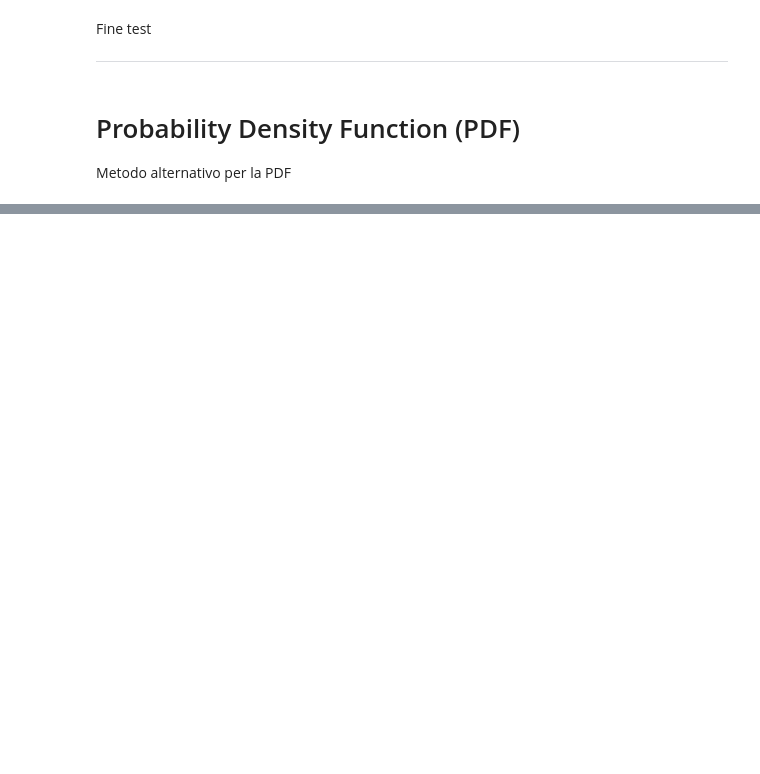
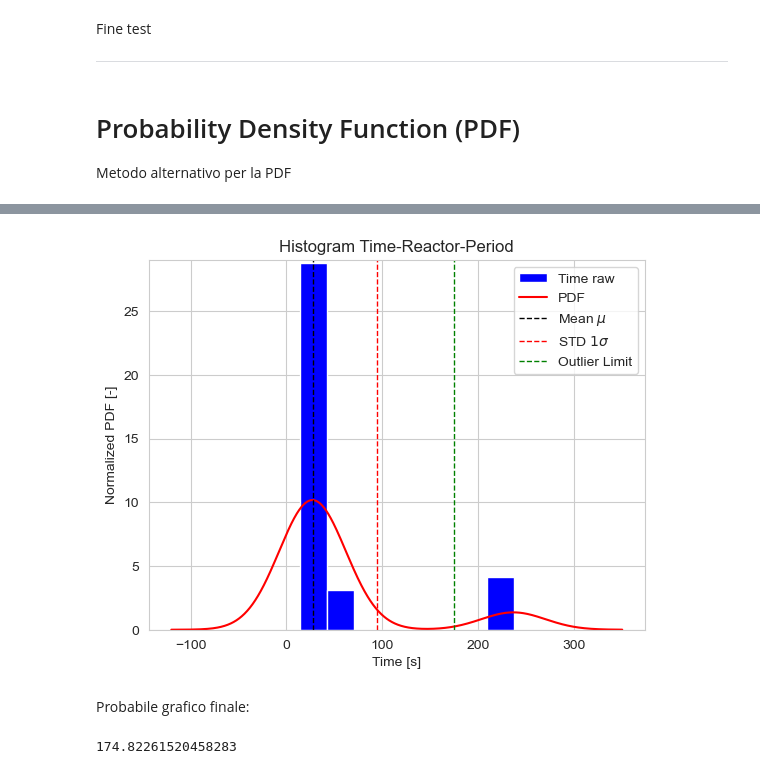
Before and after one commit to 96mat/ENRK, a Jupyter notebook: Report.ipynb, the cells around one changed output, grey strips where cells are left out. Cells and saved outputs as stored; diff of their text form; code cells hidden in the pictures; blank space fills up the shorter version.

```diff
--- a/Report.ipynb
+++ b/Report.ipynb
@@ -357,0 +374,9 @@ plt.show()
+# %%
+sample=np.array([25.79, 25.76, 27, 25.45, 25.9,
+                  16.07, 16.49, 15.15, 16.14,
+                  26.84, 27.59, 27.76, 26.21, 27.17,
+                  42.37, 42.6, 40.92, 42.45, 42.08, 47,
+                  14.7, 14.61, 14.58,
+                  21.7, 22.17, 22.15, 22.19,
+                  31.58, 31.84, 31.3, 31.56,
+                  237, 237, 235, 237])
@@ -357,0 +392,42 @@ plt.show()
+# %%
+#dati sample
+gg = sample
+
+# Create a kernel density estimation
+kde = gaussian_kde(gg)
+
+# Evaluate the KDE at specified points
+x_values = np.linspace(-120, 350, 1000)
+smoothed_gamma = kde(x_values)
+
+# Plot the histogram
+plt.hist(gg, bins=8, density=True, alpha=1, color='blue', label='Time raw')
+
+# Plot the smoothed probability density function
+plt.plot(x_values, smoothed_gamma, color='red', label='PDF') #PDF=probability density function
+plt.axvline(mean, color='black', linestyle='--', linewidth=1,label=r"Mean $\mu$")
+plt.axvline(mean+std_dev, color='red', linestyle='--', linewidth=1,label=r"STD $1 \sigma$")
+plt.axvline(outl, color='green', linestyle='--', linewidth=1,label=r"Outlier Limit")
+plt.xlabel('Time [s]')
+plt.ylabel('Normalized PDF [-]')
+plt.title('Histogram Time-Reactor-Period')
+plt.legend()
+labely = ['0','5','10' ,'15','20','25','30'] #ho moltiplicato x1000 la scala delle y
+y=[0.000,0.005,0.010,0.015,0.020,0.025,0.030]               #punti in cui posizionare le nomenclature di "labely"
+plt.yticks(y, labely)
+plt.ylim(0, 0.029)
+#plt.savefig('Hist.pdf', format='pdf')
+plt.show()
+# %% [output]
+[figure, added]
+# %% [markdown]
+Probabile grafico finale:
+# %%
+std_dev = np.std(data) #Deviazione standard
+Q3=0.6745*std_dev #terzo quartile
+Q1=-0.6745*std_dev
+IQR=Q3-Q1
+outl=Q3+1.5*IQR #outlier
+outl
+# %% [output]
+174.82261520458283
```
Also changed, not shown: parts of 12 cells of this notebook.
